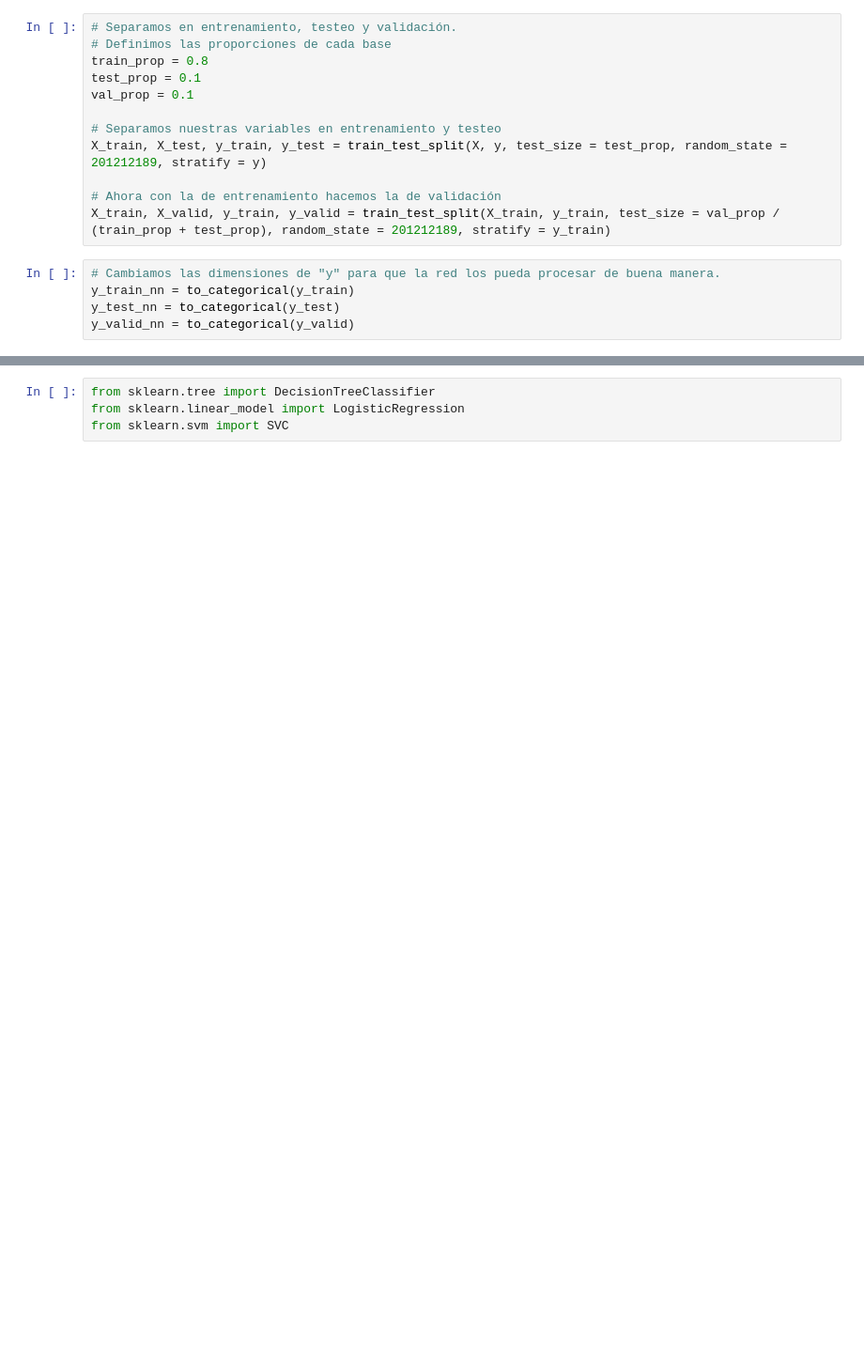
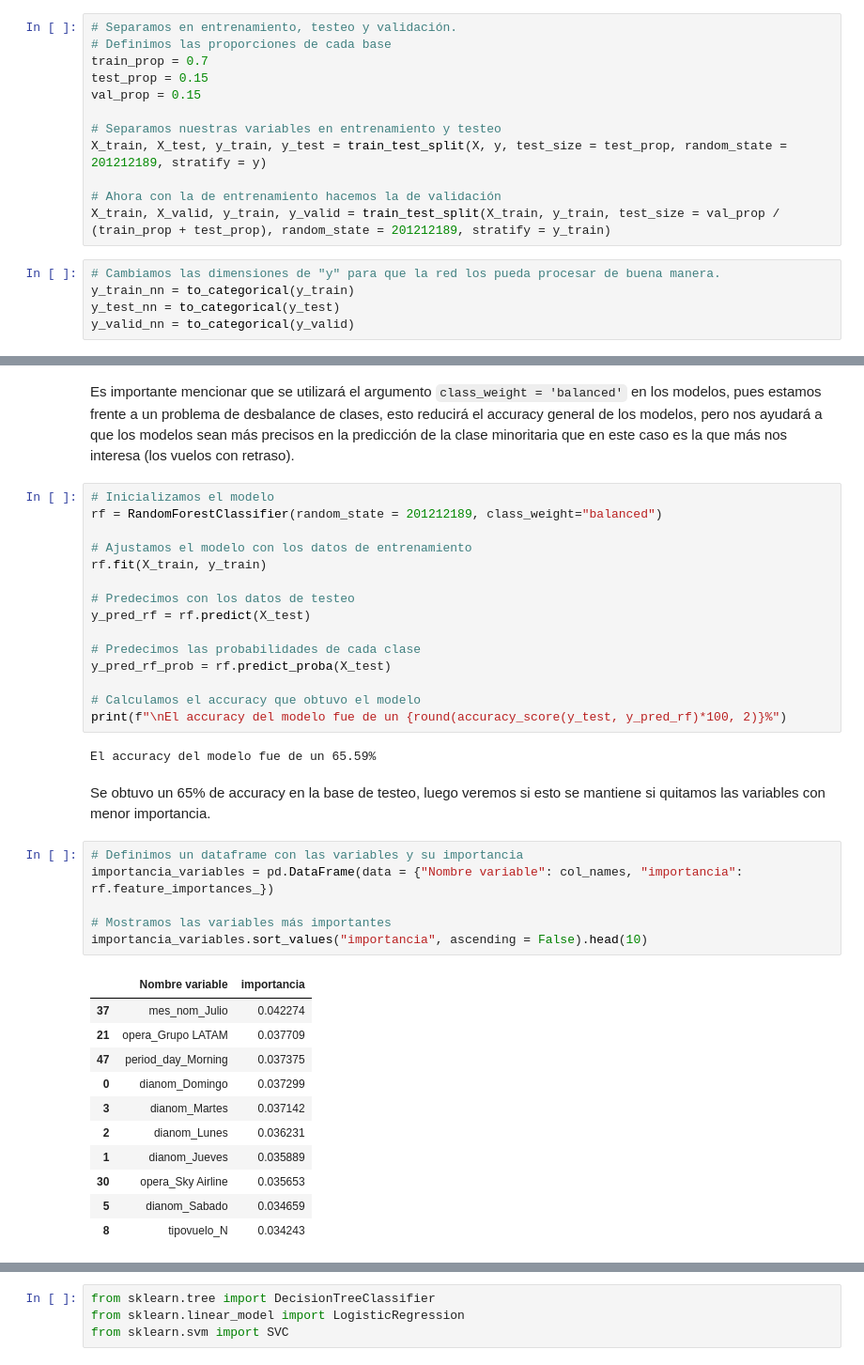
Before and after one commit to Felopo/Data-Scientist-Challenge-LATAM-Airlines, a Jupyter notebook: solution.ipynb, the cells around one changed output, grey strips where cells are left out. Shown at 94% size. Cells and saved outputs as stored; diff of their text form; blank space fills up the shorter version.

```diff
--- a/solution.ipynb
+++ b/solution.ipynb
@@ -541,9 +543,9 @@ Como se mencionó anteriormente, se usará un `Random Forest` y una `Red Neurona
 # %%
 # Separamos en entrenamiento, testeo y validación.
 # Definimos las proporciones de cada base
-train_prop = 0.8
-test_prop = 0.1
-val_prop = 0.1
+train_prop = 0.7
+test_prop = 0.15
+val_prop = 0.15
 
 # Separamos nuestras variables en entrenamiento y testeo
 X_train, X_test, y_train, y_test = train_test_split(X, y, test_size = test_prop, random_state = 201212189, stratify = y)
@@ -559,0 +562,39 @@ y_valid_nn = to_categorical(y_valid)
+# %% [markdown]
+Es importante mencionar que se utilizará el argumento `class_weight = 'balanced'` en los modelos, pues estamos frente a un problema de desbalance de clases, esto reducirá el accuracy general de los modelos, pero nos ayudará a que los modelos sean más precisos en la predicción de la clase minoritaria que en este caso es la que más nos interesa (los vuelos con retraso).
+# %%
+# Inicializamos el modelo
+rf = RandomForestClassifier(random_state = 201212189, class_weight="balanced")
+
+# Ajustamos el modelo con los datos de entrenamiento
+rf.fit(X_train, y_train)
+
+# Predecimos con los datos de testeo
+y_pred_rf = rf.predict(X_test)
+
+# Predecimos las probabilidades de cada clase
+y_pred_rf_prob = rf.predict_proba(X_test)
+
+# Calculamos el accuracy que obtuvo el modelo
+print(f"\nEl accuracy del modelo fue de un {round(accuracy_score(y_test, y_pred_rf)*100, 2)}%")
+# %% [output]
+El accuracy del modelo fue de un 65.59%
+# %% [markdown]
+Se obtuvo un 65% de accuracy en la base de testeo, luego veremos si esto se mantiene si quitamos las variables con menor importancia.
+# %%
+# Definimos un dataframe con las variables y su importancia
+importancia_variables = pd.DataFrame(data = {"Nombre variable": col_names, "importancia": rf.feature_importances_})
+
+# Mostramos las variables más importantes
+importancia_variables.sort_values("importancia", ascending = False).head(10)
+# %% [output]
+|  | Nombre variable | importancia |
+| 37 | mes_nom_Julio | 0.042274 |
+| 21 | opera_Grupo LATAM | 0.037709 |
+| 47 | period_day_Morning | 0.037375 |
+| 0 | dianom_Domingo | 0.037299 |
+| 3 | dianom_Martes | 0.037142 |
+| 2 | dianom_Lunes | 0.036231 |
+| 1 | dianom_Jueves | 0.035889 |
+| 30 | opera_Sky Airline | 0.035653 |
+| 5 | dianom_Sabado | 0.034659 |
+| 8 | tipovuelo_N | 0.034243 |
```
Also changed, not shown: parts of 16 cells of this notebook.
